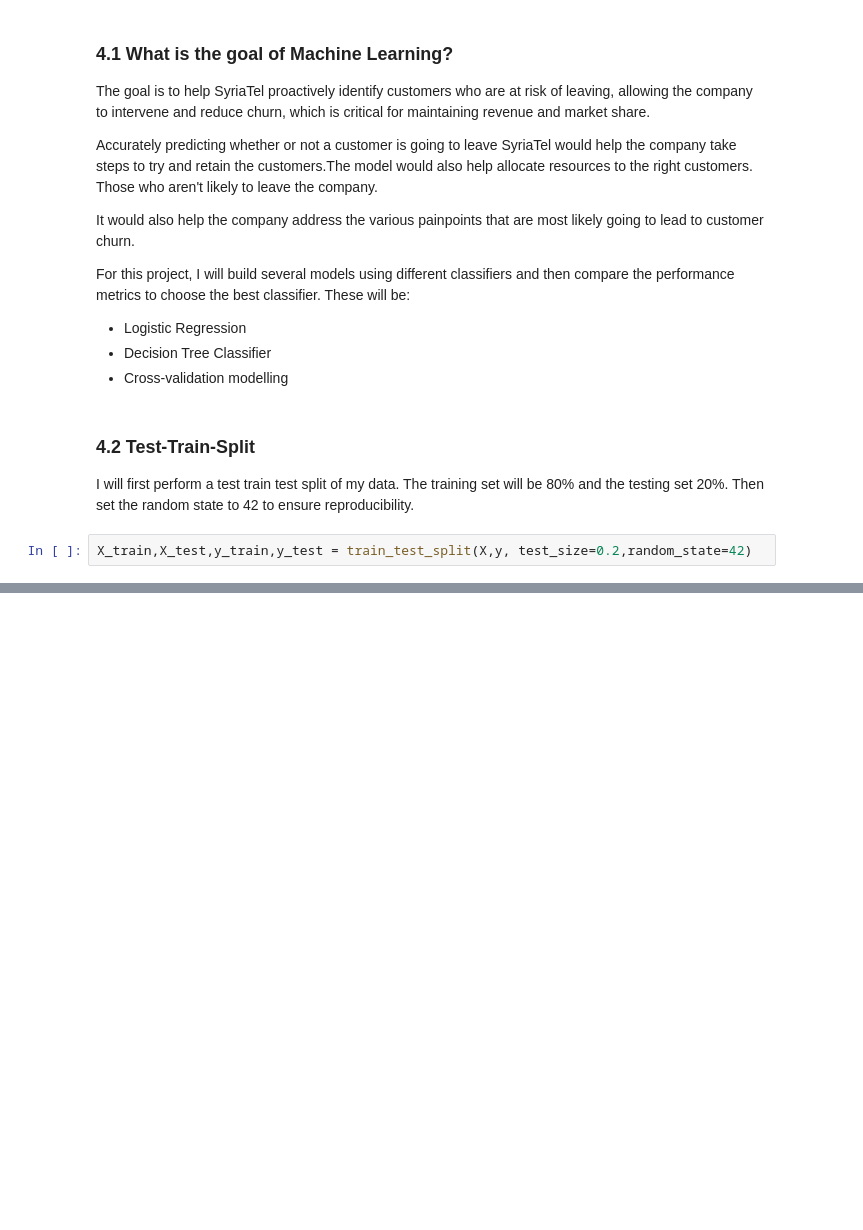
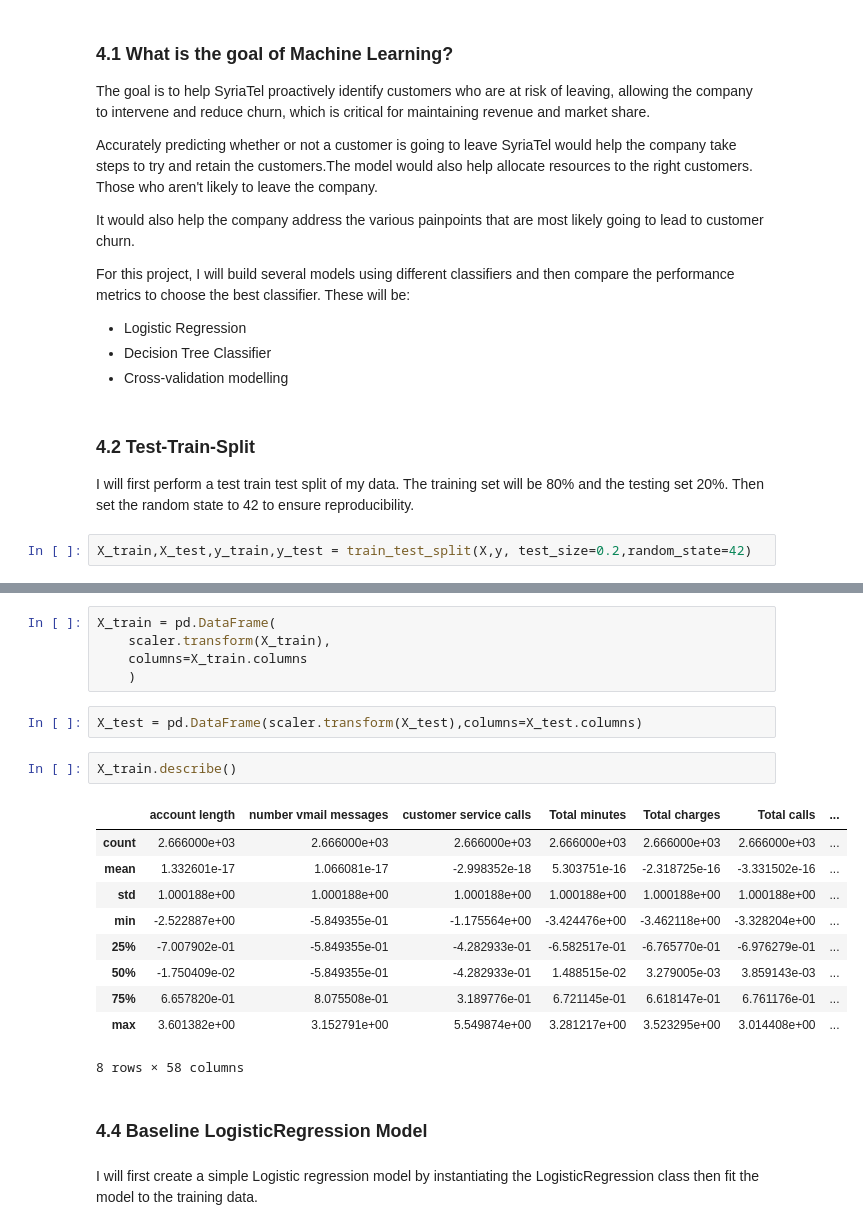
Before and after one commit to EdwinMbuthia/Phase-3-Project, a Jupyter notebook: index.ipynb, the cells around one changed output, grey strips where cells are left out. Saved outputs shown, nothing was run; the diff lists cells and outputs as text; blank space fills up the shorter version.

```diff
--- a/index.ipynb
+++ b/index.ipynb
@@ -474,0 +505,24 @@ X_train,X_test,y_train,y_test = train_test_split(X,y, test_size=0.2,random_state
+# %%
+X_train = pd.DataFrame(
+    scaler.transform(X_train),
+    columns=X_train.columns
+    )
+# %%
+X_test = pd.DataFrame(scaler.transform(X_test),columns=X_test.columns)
+# %%
+X_train.describe()
+# %% [output]
+|  | account length | number vmail messages | customer service calls | Total minutes | Total charges | Total calls | ... |
+| count | 2.666000e+03 | 2.666000e+03 | 2.666000e+03 | 2.666000e+03 | 2.666000e+03 | 2.666000e+03 | ... |
+| mean | 1.332601e-17 | 1.066081e-17 | -2.998352e-18 | 5.303751e-16 | -2.318725e-16 | -3.331502e-16 | ... |
+| std | 1.000188e+00 | 1.000188e+00 | 1.000188e+00 | 1.000188e+00 | 1.000188e+00 | 1.000188e+00 | ... |
+| min | -2.522887e+00 | -5.849355e-01 | -1.175564e+00 | -3.424476e+00 | -3.462118e+00 | -3.328204e+00 | ... |
+| 25% | -7.007902e-01 | -5.849355e-01 | -4.282933e-01 | -6.582517e-01 | -6.765770e-01 | -6.976279e-01 | ... |
+| 50% | -1.750409e-02 | -5.849355e-01 | -4.282933e-01 | 1.488515e-02 | 3.279005e-03 | 3.859143e-03 | ... |
+| 75% | 6.657820e-01 | 8.075508e-01 | 3.189776e-01 | 6.721145e-01 | 6.618147e-01 | 6.761176e-01 | ... |
+| max | 3.601382e+00 | 3.152791e+00 | 5.549874e+00 | 3.281217e+00 | 3.523295e+00 | 3.014408e+00 | ... |
+8 rows × 58 columns
+# %% [markdown]
+### 4.4 Baseline LogisticRegression Model
+# %% [markdown]
+I will first create a simple Logistic regression model by instantiating the LogisticRegression class then fit the model to the training data.
```
Also changed, not shown: parts of 9 cells of this notebook.
